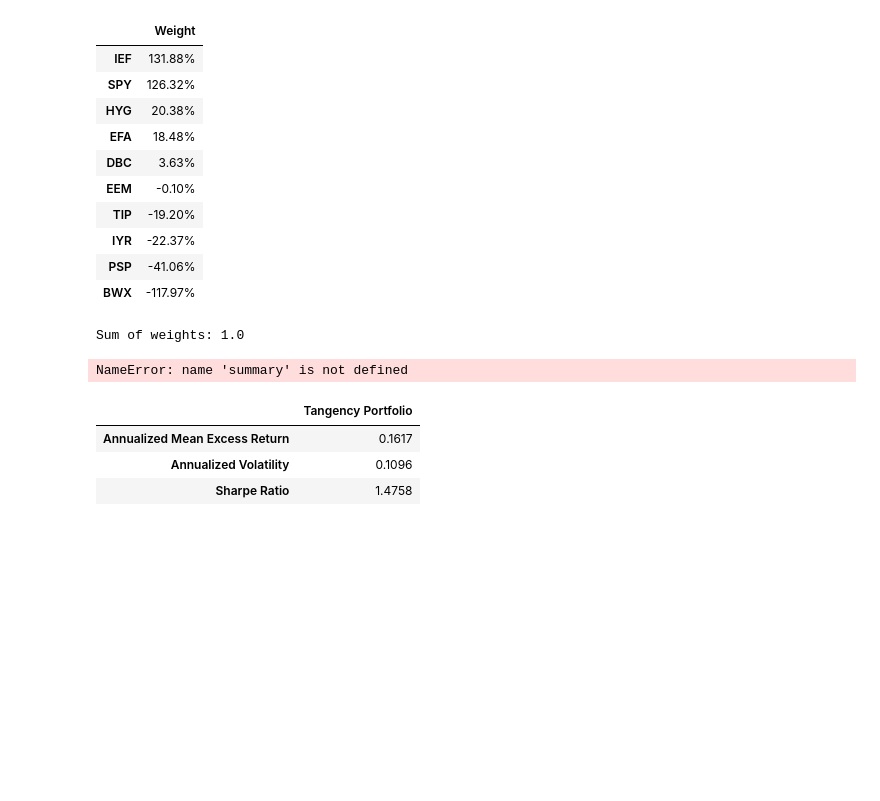
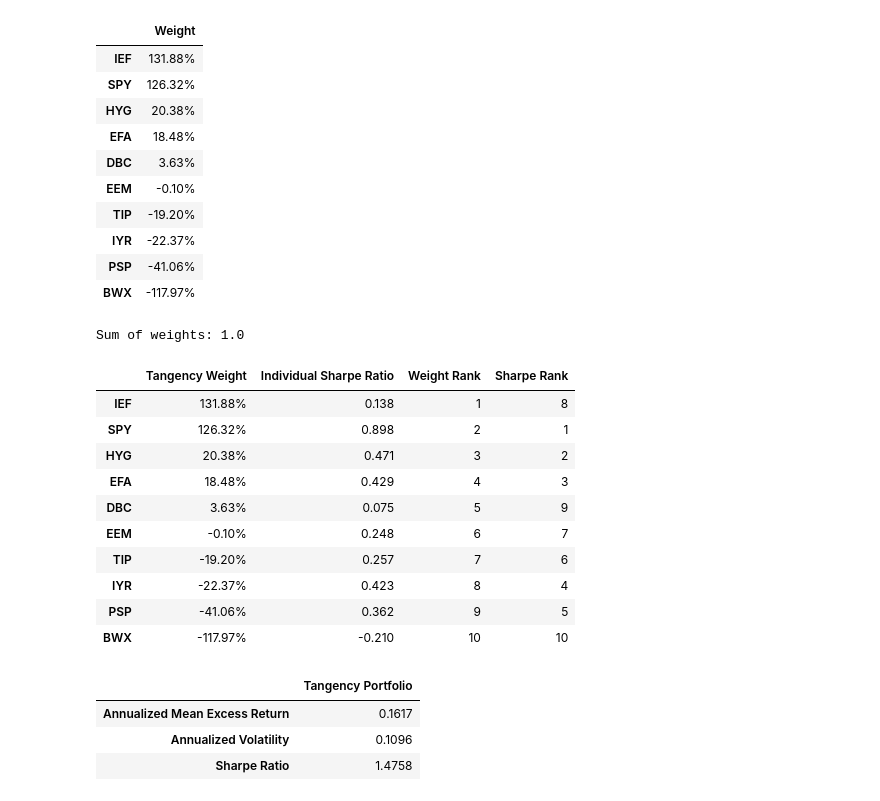
Before and after one commit to ltemry/FINM36700_GroupA, a Jupyter notebook: Harvard's%20Endowment.ipynb, the cells around one changed output. Drawn from its saved outputs; the diff is of its cells as text; code cells hidden in the pictures; blank space fills up the shorter version.

```diff
--- a/Harvard's%20Endowment.ipynb
+++ b/Harvard's%20Endowment.ipynb
@@ -281,32 +290,58 @@ print("Sum of weights:", w_tan.sum())
 | BWX | -117.97% |
 Sum of weights: 1.0
 # %%
+# Annualized individual Sharpe ratios from monthly excess returns.
+individual_sharpe = (
+    Rets.mean() / Rets.std()
+) * np.sqrt(12)
+
 ranking = pd.DataFrame({
     'Tangency Weight': w_tan,
-    'Individual Sharpe Ratio': summary['Sharpe Ratio']
+    'Individual Sharpe Ratio': individual_sharpe
 })
 
 ranking['Weight Rank'] = ranking['Tangency Weight'].rank(
     ascending=False,
     method='min'
 )
 
 ranking['Sharpe Rank'] = ranking['Individual Sharpe Ratio'].rank(
     ascending=False,
     method='min'
 )
 
-display(
-    ranking.sort_values('Tangency Weight', ascending=False)
-           .style.format({
-               'Tangency Weight': '{:.2%}',
-               'Individual Sharpe Ratio': '{:.3f}',
-               'Weight Rank': '{:.0f}',
-               'Sharpe Rank': '{:.0f}'
-           })
+ranking = ranking.sort_values(
+    'Tangency Weight',
+    ascending=False
 )
+
+# Format a separate copy, keeping ranking numeric.
+ranking_display = ranking.copy()
+
+ranking_display['Tangency Weight'] = (
+    ranking['Tangency Weight'].map('{:.2%}'.format)
+)
+
+ranking_display['Individual Sharpe Ratio'] = (
+    ranking['Individual Sharpe Ratio'].map('{:.3f}'.format)
+)
+
+for column in ['Weight Rank', 'Sharpe Rank']:
+    ranking_display[column] = ranking[column].map('{:.0f}'.format)
+
+display(ranking_display)
 # %% [output]
-NameError: name 'summary' is not defined
+|  | Tangency Weight | Individual Sharpe Ratio | Weight Rank | Sharpe Rank |
+| IEF | 131.88% | 0.138 | 1 | 8 |
+| SPY | 126.32% | 0.898 | 2 | 1 |
+| HYG | 20.38% | 0.471 | 3 | 2 |
+| EFA | 18.48% | 0.429 | 4 | 3 |
+| DBC | 3.63% | 0.075 | 5 | 9 |
+| EEM | -0.10% | 0.248 | 6 | 7 |
+| TIP | -19.20% | 0.257 | 7 | 6 |
+| IYR | -22.37% | 0.423 | 8 | 4 |
+| PSP | -41.06% | 0.362 | 9 | 5 |
+| BWX | -117.97% | -0.210 | 10 | 10 |
 # %%
 def portfolio_stats(weights, mu, cov):
     mu = mu.loc[weights.index]
```
Also changed, not shown: parts of 4 cells of this notebook.
